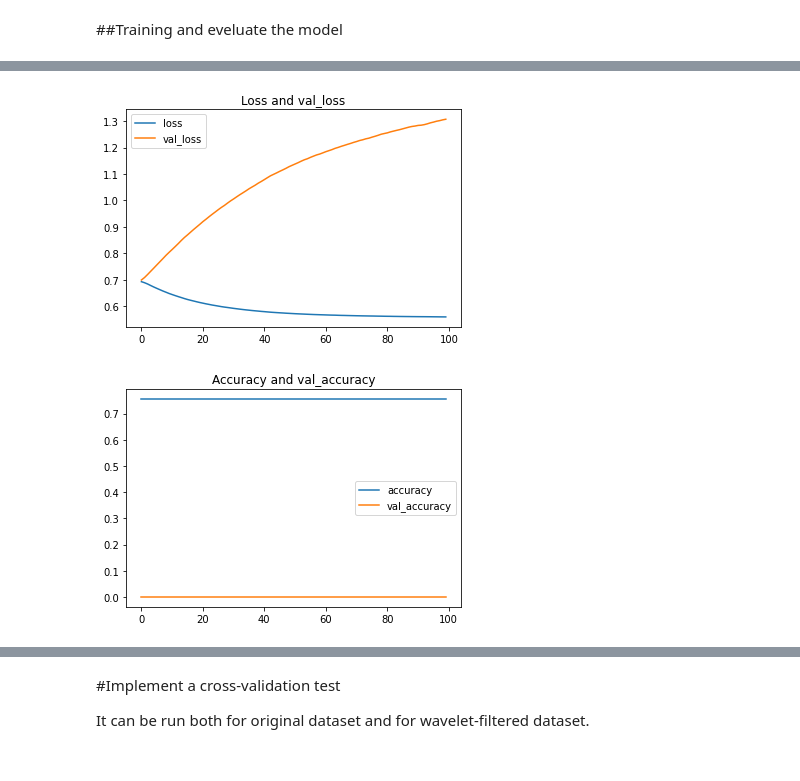
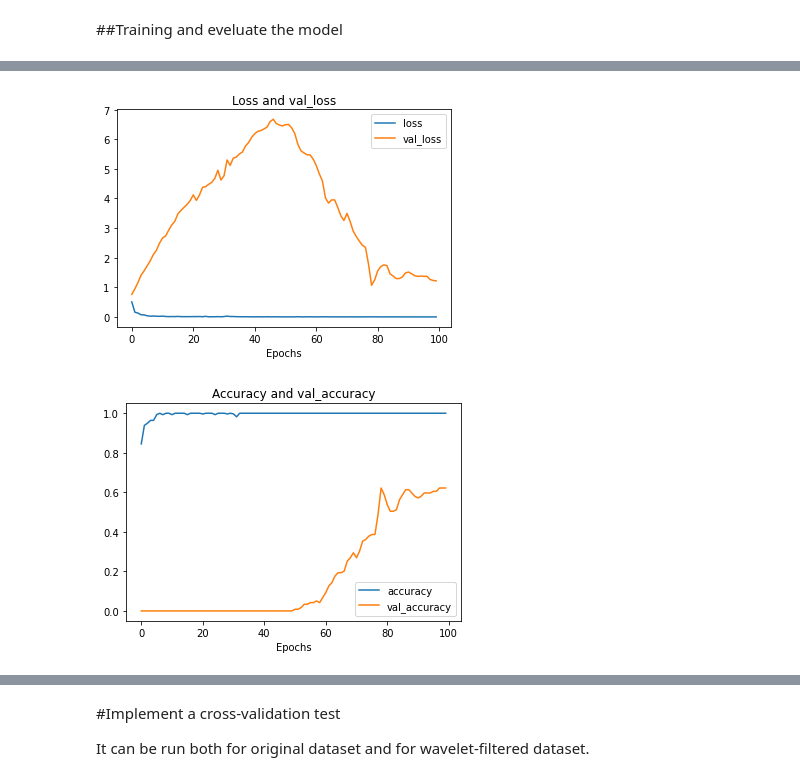
Before and after one commit to federicocampo/CMEPDA-Project, a Jupyter notebook: CNN.ipynb, the cells around one changed output, grey strips where cells are left out. Saved outputs shown, nothing was run; the diff lists cells and outputs as text; code cells hidden in the pictures.

```diff
--- a/CNN.ipynb
+++ b/CNN.ipynb
@@ -527,7 +493,7 @@ Wavelet familes:
 5. db5_4levels_nodenoise
 # %%
 # Choose a wavelet family
-wavelet_type = 'db5_4levels_yesdenoise'
+wavelet_type = 'sym2_3levels_nodenoise'
 # %% [markdown]
 ##Reading the images applying read_img function
 # %%
@@ -620,21 +583,23 @@ Epoch 00100: val_accuracy did not improve from 0.00000
 # %%
 ''' Plots loss, val_loss, accuracy and val_accuracy obtanined during the train
 '''
 plt.figure(1)
 plt.plot(history.history['loss'], label='loss')
 plt.plot(history.history['val_loss'], label='val_loss')
 plt.legend()
+plt.xlabel('Epochs')
 plt.title('Loss and val_loss')
 
 plt.figure(2)
 plt.plot(history.history['accuracy'], label='accuracy')
 plt.plot(history.history['val_accuracy'], label='val_accuracy')
 plt.legend()
+plt.xlabel('Epochs')
 plt.title('Accuracy and val_accuracy')
 plt.show()
 # %% [output]
-[figure, old version]
+[figure, new version]
-[figure, old version]
+[figure, new version]
 # %%
 # calculates 'loss' and 'metrics' (accuracy in our case)
 model.evaluate(x_test, y_test)
```
Also changed, not shown: parts of 15 cells of this notebook.
